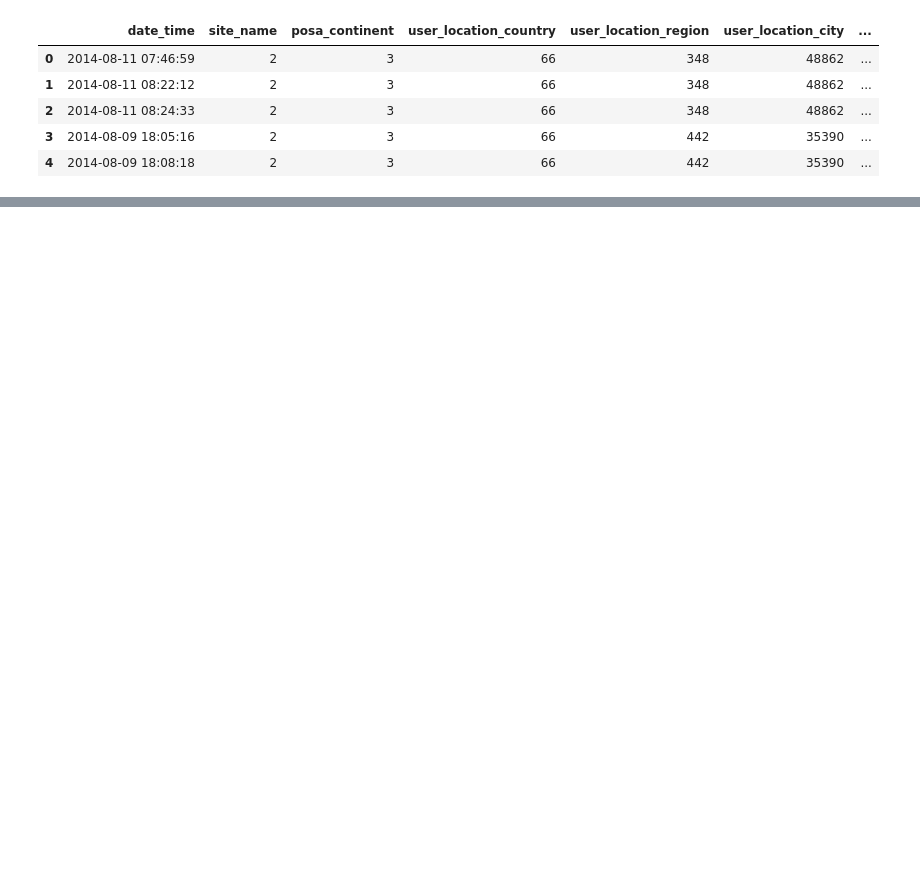
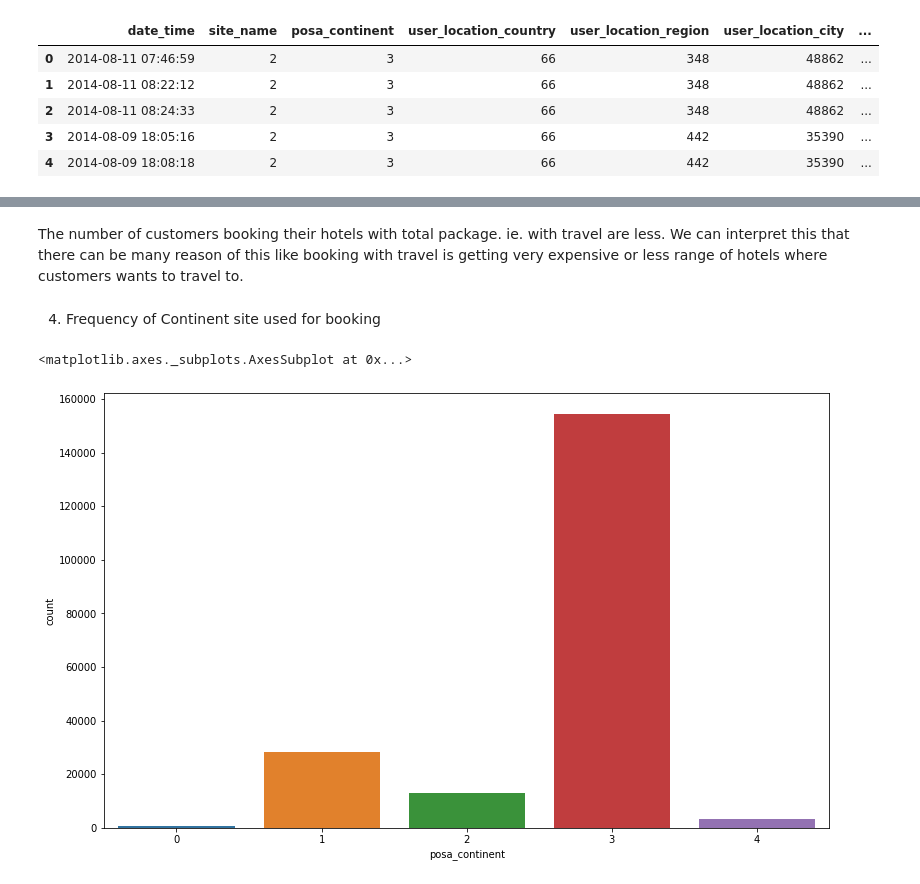
Before and after one commit to vivekml2/MachineLearning, a Jupyter notebook: Expedia_Hotel_Recommendations_kaggle.ipynb, the cells around one changed output, grey strips where cells are left out. Drawn from its saved outputs; the diff is of its cells as text; code cells hidden in the pictures; blank space fills up the shorter version.

```diff
--- a/Expedia_Hotel_Recommendations_kaggle.ipynb
+++ b/Expedia_Hotel_Recommendations_kaggle.ipynb
@@ -22,0 +228,11 @@ train.head()
+# %% [markdown]
+The number of customers booking their hotels with total package. ie. with travel are less. We can interpret this that there can be many reason of this like booking with travel is getting very expensive or less range of hotels where customers wants to travel to.
+# %% [markdown]
+4. Frequency of Continent site used for booking
+# %%
+fig,ax= plt.subplots()
+fig.set_size_inches(13,8)
+sns.countplot(x='posa_continent',data=train,order=[0,1,2,3,4],ax=ax)
+# %% [output]
+<matplotlib.axes._subplots.AxesSubplot at 0x...>
+[figure, added]
```
Also changed, not shown: parts of 68 cells of this notebook.
